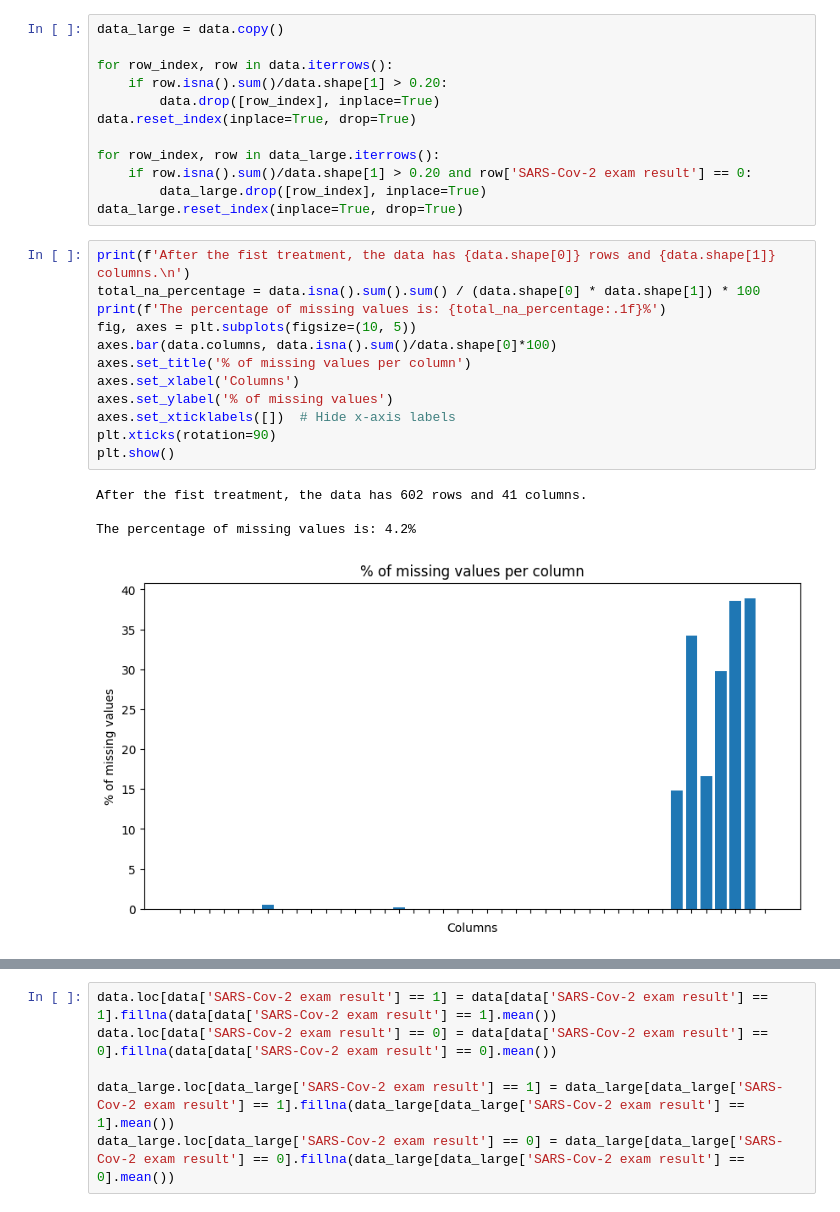
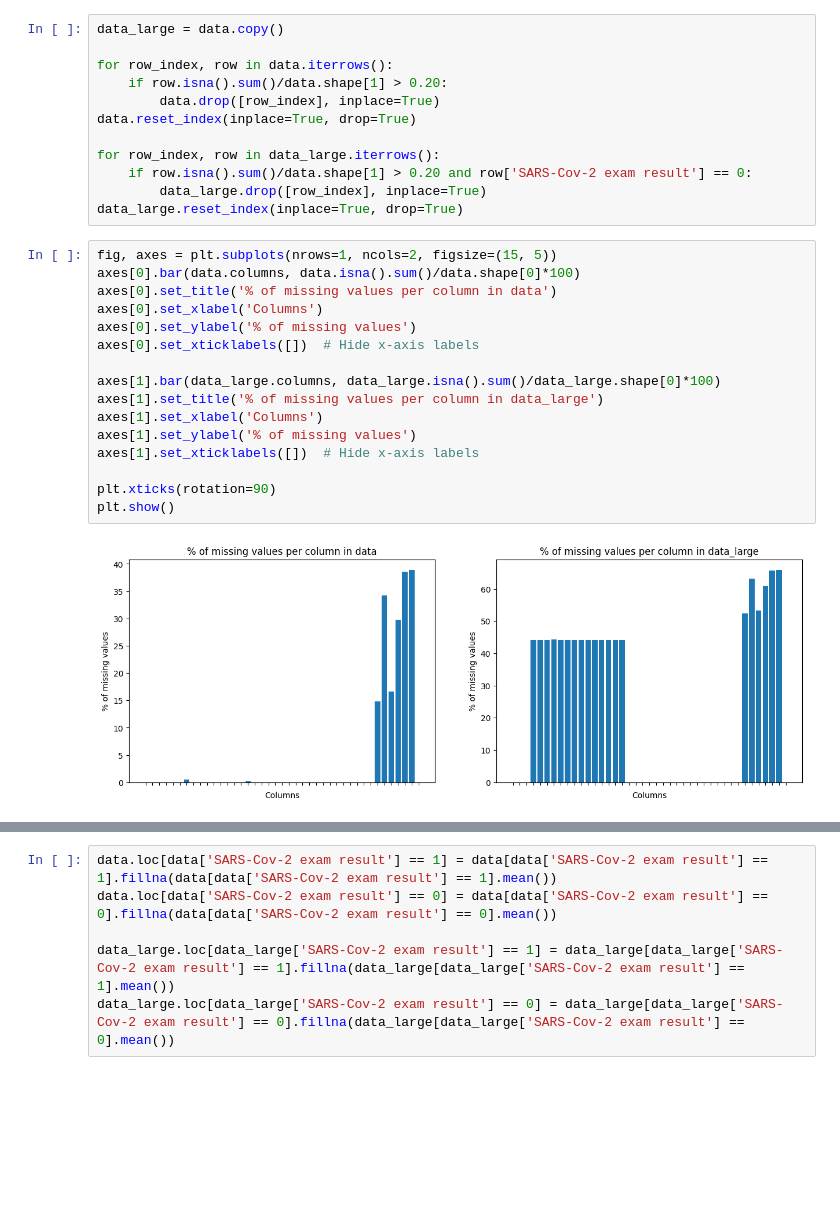
Before and after one commit to fsbertoglio/Machine-Learning-Labs, a Jupyter notebook: T1/covid_analysis.ipynb, the cells around one changed output, grey strips where cells are left out. Cells and saved outputs as stored; diff of their text form; blank space fills up the shorter version.

Commit message:
feat: data_large implementation

```diff
--- a/T1/covid_analysis.ipynb
+++ b/T1/covid_analysis.ipynb
@@ -134,19 +141,20 @@ for row_index, row in data_large.iterrows():
         data_large.drop([row_index], inplace=True)
 data_large.reset_index(inplace=True, drop=True)
 # %%
-print(f'After the fist treatment, the data has {data.shape[0]} rows and {data.shape[1]} columns.\n')
-total_na_percentage = data.isna().sum().sum() / (data.shape[0] * data.shape[1]) * 100
-print(f'The percentage of missing values is: {total_na_percentage:.1f}%')
-fig, axes = plt.subplots(figsize=(10, 5))
-axes.bar(data.columns, data.isna().sum()/data.shape[0]*100)
-axes.set_title('% of missing values per column')
-axes.set_xlabel('Columns')
-axes.set_ylabel('% of missing values')
-axes.set_xticklabels([])  # Hide x-axis labels
+fig, axes = plt.subplots(nrows=1, ncols=2, figsize=(15, 5))
+axes[0].bar(data.columns, data.isna().sum()/data.shape[0]*100)
+axes[0].set_title('% of missing values per column in data')
+axes[0].set_xlabel('Columns')
+axes[0].set_ylabel('% of missing values')
+axes[0].set_xticklabels([])  # Hide x-axis labels
+
+axes[1].bar(data_large.columns, data_large.isna().sum()/data_large.shape[0]*100)
+axes[1].set_title('% of missing values per column in data_large')
+axes[1].set_xlabel('Columns')
+axes[1].set_ylabel('% of missing values')
+axes[1].set_xticklabels([])  # Hide x-axis labels
+
 plt.xticks(rotation=90)
 plt.show()
 # %% [output]
-After the fist treatment, the data has 602 rows and 41 columns.
-
-The percentage of missing values is: 4.2%
-[figure, old version]
+[figure, new version]
```
Also changed, not shown: parts of 29 cells of this notebook, 4 other files.
